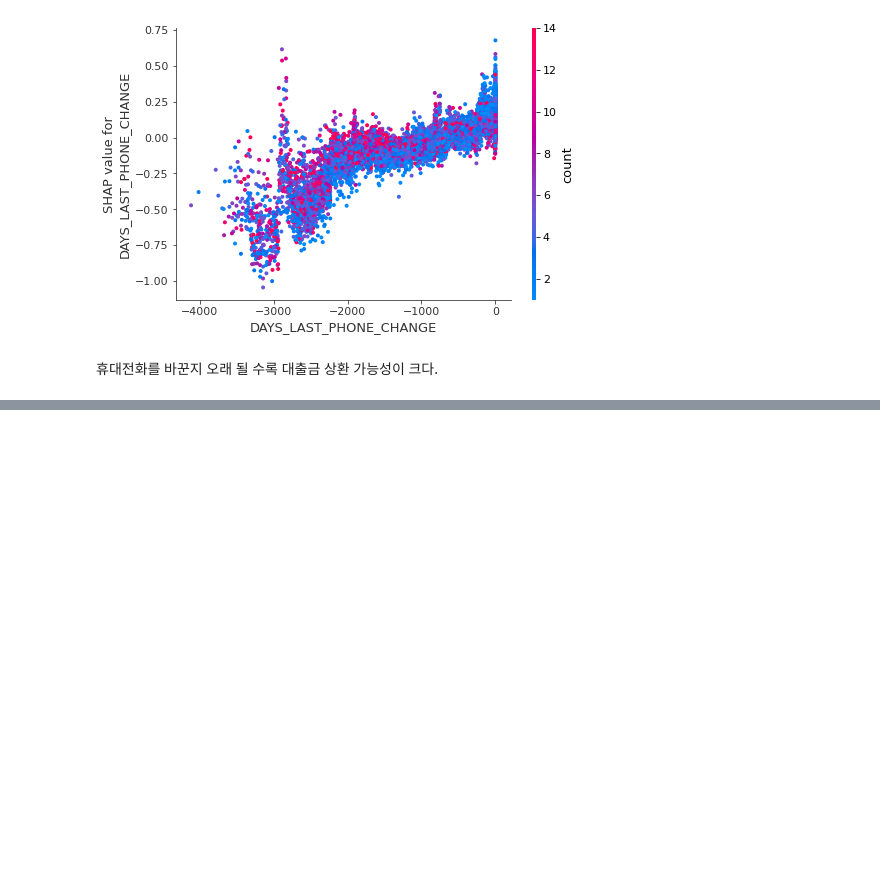
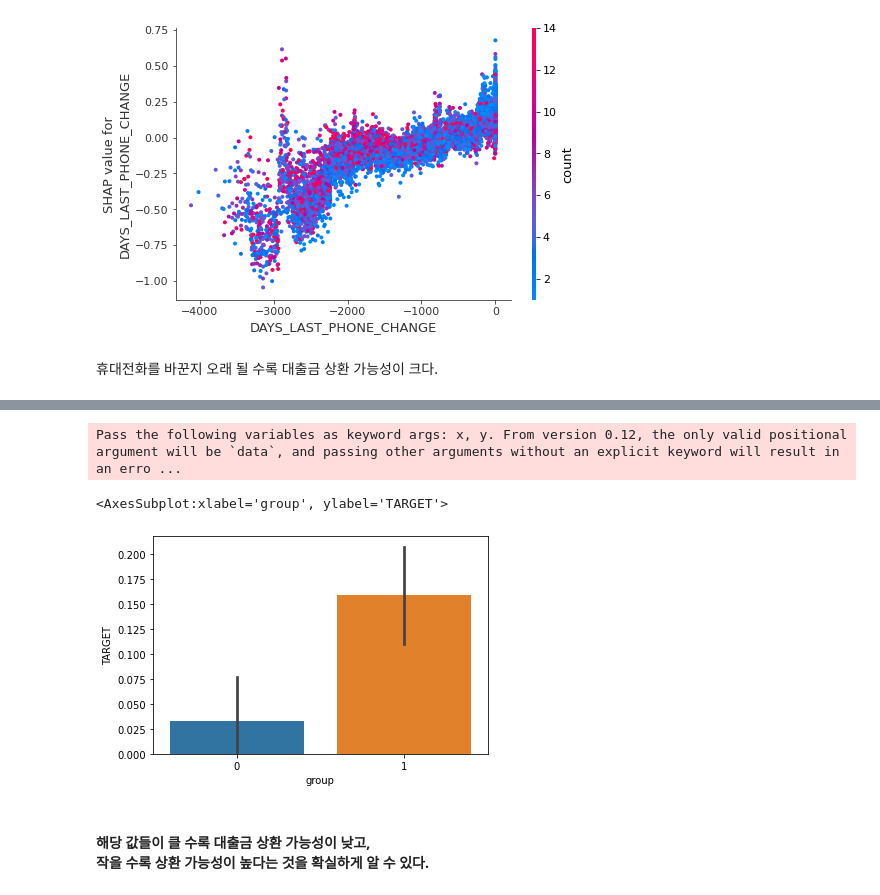
Before and after one commit to Jeong-Bin/DA-PROJECT, a Jupyter notebook: PROJECT_3 xAI를 활용한 대출금 상환 여부 예측.ipynb, the cells around one changed output, grey strips where cells are left out. Cells and saved outputs as stored; diff of their text form; code cells hidden in the pictures; blank space fills up the shorter version.

```diff
--- a/PROJECT_3 xAI를 활용한 대출금 상환 여부 예측.ipynb
+++ b/PROJECT_3 xAI를 활용한 대출금 상환 여부 예측.ipynb
@@ -388,0 +405,19 @@ shap.dependence_plot('DAYS_LAST_PHONE_CHANGE', shap_values, train[input_var])
+# %%
+# 상위 25%보다 큰
+group1 = train.loc[(train['DAYS_EMPLOYED'].quantile(0.75) < train['DAYS_EMPLOYED']) &
+                   (train['DAYS_CREDIT'].quantile(0.75) < train['DAYS_CREDIT']) &
+                   (train['DAYS_LAST_PHONE_CHANGE'].quantile(0.75) < train['DAYS_LAST_PHONE_CHANGE']) &
+                   (train['DAYS_BIRTH'].quantile(0.75) < train['DAYS_BIRTH'])]
+
+# 이 값들이 클 수록 대출금 상환 가능성이 낮다.
+# %%
+# 하위 25%보다 작은
+group2 = train.loc[(train['DAYS_EMPLOYED'].quantile(0.25) > train['DAYS_EMPLOYED']) &
+                   (train['DAYS_CREDIT'].quantile(0.25) > train['DAYS_CREDIT']) &
+                   (train['DAYS_LAST_PHONE_CHANGE'].quantile(0.25) > train['DAYS_LAST_PHONE_CHANGE']) &
+                   (train['DAYS_BIRTH'].quantile(0.25) > train['DAYS_BIRTH'])]
+
+# 이 값들이 작을 수록 대출금 상환 가능성이 높다.
+# %%
+group1['group'] = 1
+group2['group'] = 0
@@ -388,0 +434,3 @@ shap.dependence_plot('DAYS_LAST_PHONE_CHANGE', shap_values, train[input_var])
+# %%
+full = pd.concat([group1, group2], axis=0)
+full.head()
@@ -388,0 +446,9 @@ shap.dependence_plot('DAYS_LAST_PHONE_CHANGE', shap_values, train[input_var])
+# %%
+# group1과 group2의 타겟값의 평균
+sns.barplot('group', 'TARGET', data=full)
+# %% [output]
+Pass the following variables as keyword args: x, y. From version 0.12, the only valid positional argument will be `data`, and passing other arguments without an explicit keyword will result in an erro ...
+<AxesSubplot:xlabel='group', ylabel='TARGET'>
+[figure, added]
+# %% [markdown]
+#### 해당 값들이 클 수록 대출금 상환 가능성이 낮고,<br>작을 수록 상환 가능성이 높다는 것을 확실하게 알 수 있다.
```
Also changed, not shown: parts of 6 cells of this notebook.
